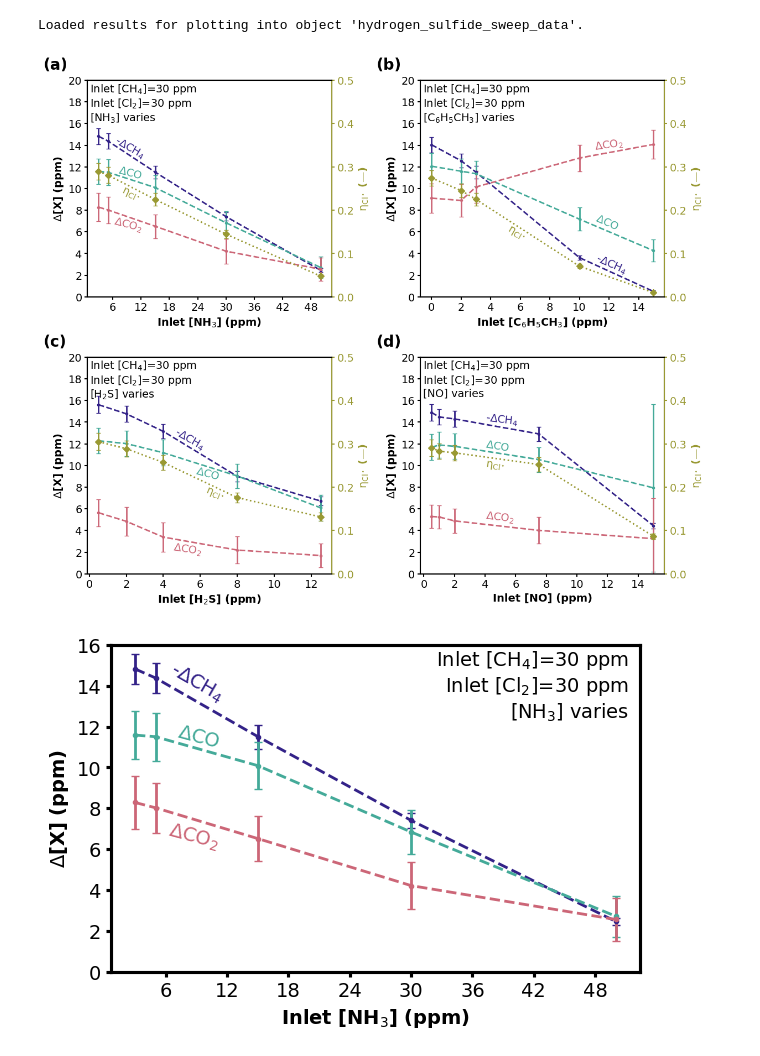
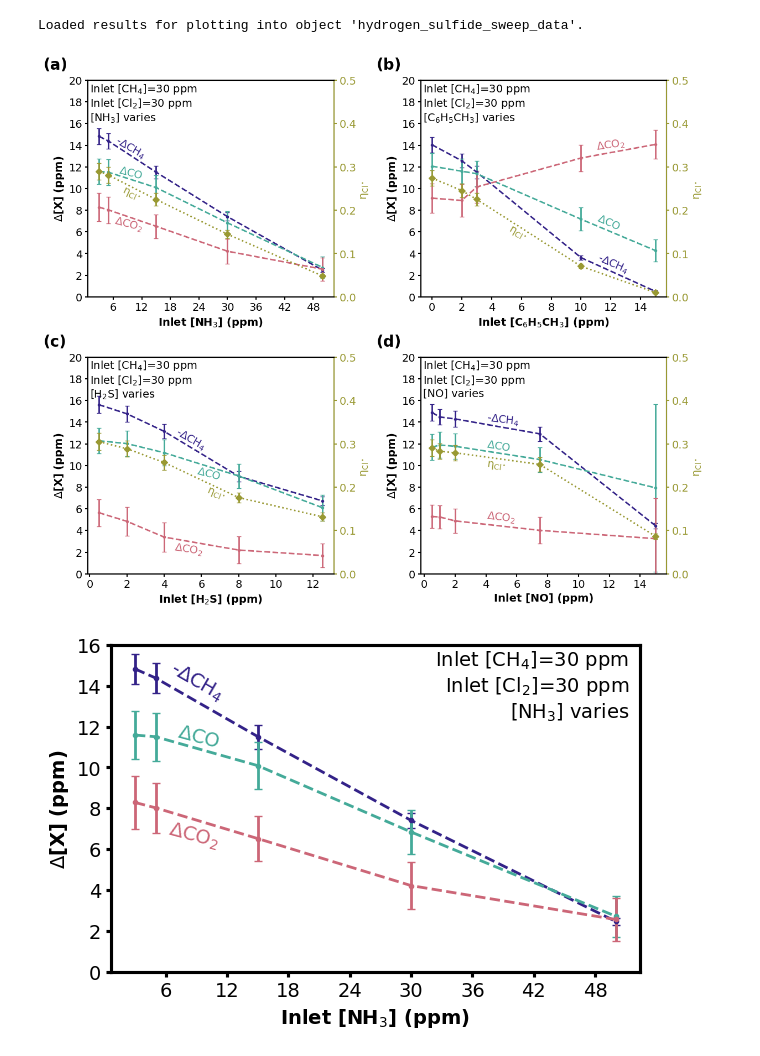
Before and after one commit to richardsrandall/Fall-2024-Cl2, a Jupyter notebook: _combined_plots/paper_plots_v1/figure-vary_co_fed_gases.ipynb, the cells around one changed output. Saved outputs shown, nothing was run; the diff lists cells and outputs as text; code cells hidden in the pictures.

```diff
--- a/_combined_plots/paper_plots_v1/figure-vary_co_fed_gases.ipynb
+++ b/_combined_plots/paper_plots_v1/figure-vary_co_fed_gases.ipynb
@@ -261,7 +259,7 @@ for (current_data, current_axis, current_axis_right,x_vals) in zip((ammonia_swee
 
     current_axis.set_ylabel("$\Delta$[X] (ppm)",fontweight=plot_default_properties['font_weight'])
     current_axis.xaxis.set_tick_params(labelbottom=True)
-    current_axis_right.set_ylabel(line_default_properties['Cl* Efficiency']['text']+" (—)",fontweight=plot_default_properties['font_weight'])
+    current_axis_right.set_ylabel(line_default_properties['Cl* Efficiency']['text']+" ",fontweight=plot_default_properties['font_weight'])
     current_axis_right.xaxis.set_tick_params(labelbottom=True)
     right_ax_color = line_default_properties['Cl* Efficiency']['color']
     current_axis_right.tick_params(axis='y', colors=right_ax_color)
@@ -297,34 +295,34 @@ ax_a.text(0.01,0.99,"Inlet [CH$_4$]=30 ppm\nInlet [Cl$_2$]=30 ppm\n[NH$_3$] vari
 
 labels_b = (('CH4',11,1.9,-24),
           ('CO2',11,13.3,8),
           ('CO',11,6,-24),
           ('Cl* Efficiency',5,5,-30))
 cl2_utils.label_lines(ax_b,line_default_properties,labels_b)
 ax_b.text(0.01,0.99,"Inlet [CH$_4$]=30 ppm\nInlet [Cl$_2$]=30 ppm\n[C$_6$H$_5$CH$_3$] varies",transform=ax_b.transAxes,ha='left',va='top')
 
 labels_c = (('CH4',4.5,11.2,-30),
           ('CO2',4.5,1.5,-9),
           ('CO',5.7,8.5,-15),
           ('Cl* Efficiency',6.2,6.6,-22))
 cl2_utils.label_lines(ax_c,line_default_properties,labels_c)
 ax_c.text(0.01,0.99,"Inlet [CH$_4$]=30 ppm\nInlet [Cl$_2$]=30 ppm\n[H$_2$S] varies",transform=ax_c.transAxes,ha='left',va='top')
 
 labels_d = (('CH4',4,13.5,-7),
           ('CO2',4,4.5,-7),
           ('CO',4,11.1,-10),
           ('Cl* Efficiency',4,9.4,-7))
 cl2_utils.label_lines(ax_d,line_default_properties,labels_d)
 ax_d.text(0.01,0.99,"Inlet [CH$_4$]=30 ppm\nInlet [Cl$_2$]=30 ppm\n[NO] varies",transform=ax_d.transAxes,ha='left',va='top')
 
 for ax in [ax_a, ax_a_right, ax_b, ax_b_right, ax_c, ax_c_right, ax_d, ax_d_right]:
     ax.tick_params(width=plot_default_properties['box_linewidth'])
     for spine in ax.spines.values():
         spine.set_linewidth(plot_default_properties['box_linewidth'])
 
 plt.savefig('exported_images/vary_co_fed_gases_results.png', bbox_inches='tight',dpi=300)
 plt.show()
 # %% [output]
-[figure, old version]
+[figure, new version]
 # %%
 # Global settings
 use_error_bars = True
```
Also changed, not shown: parts of 2 cells of this notebook, 15 other files.
